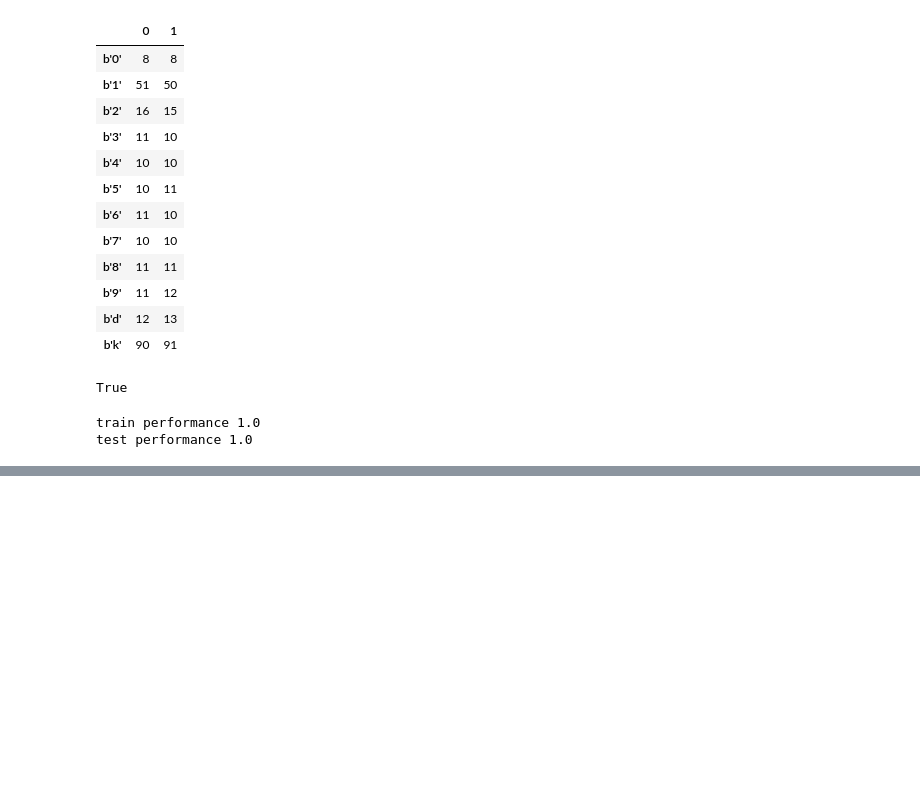
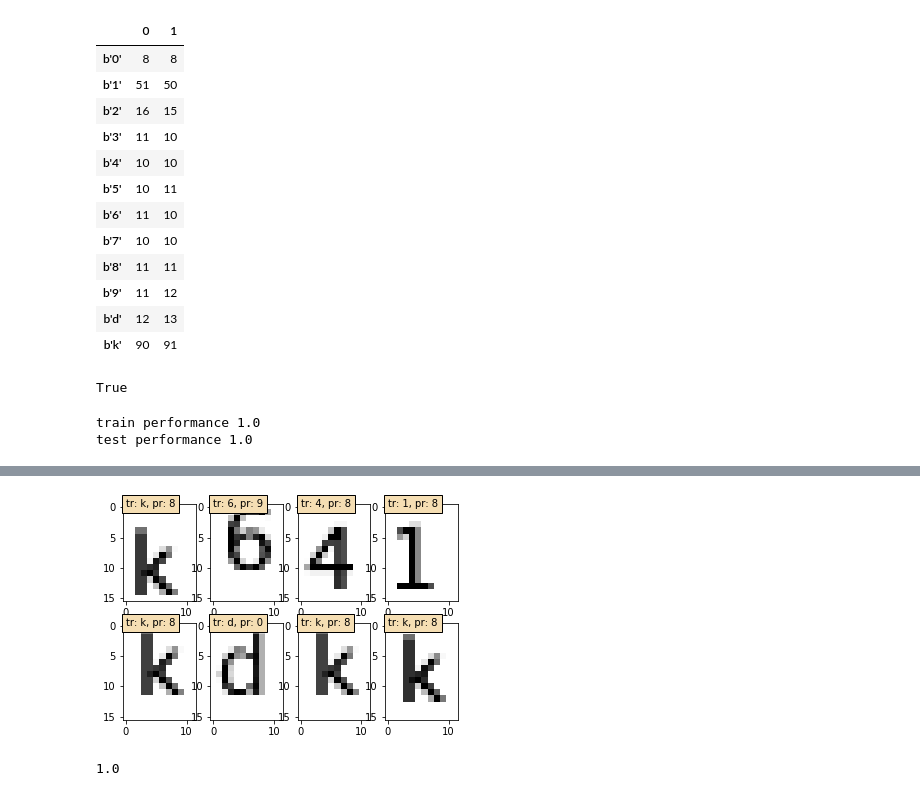
Before and after one commit to kota7/kgschart, a Jupyter notebook: models/1d-model_label_data.ipynb, the cells around one changed output, grey strips where cells are left out. Drawn from its saved outputs; the diff is of its cells as text; code cells hidden in the pictures; blank space fills up the shorter version.

```diff
--- a/models/1d-model_label_data.ipynb
+++ b/models/1d-model_label_data.ipynb
@@ -190,0 +198,10 @@ random_plot(X_test_gen[wrong], Y_test_gen[wrong], pred[wrong])
+# %%
+# Try more complex model with polynomial terms
+pipe2 = Pipeline([
+    ('flatten data to "obs*feature" shape', MyTrans()),
+    ('Make polynomial features', PolynomialFeatures(degree=2, interaction_only=True)),
+    ('fit to gaussian naive bayes', GaussianNB())
+])
+fit = pipe2.fit(X_train_gen, Y_train_gen)
+# %%
+pred = fit.predict(X_test_gen)
@@ -190,0 +245,10 @@ random_plot(X_test_gen[wrong], Y_test_gen[wrong], pred[wrong])
+# %%
+wrong = (Y_test_gen != pred)
+random_plot(X_test_gen[wrong], Y_test_gen[wrong], pred[wrong])
+# %% [output]
+[figure, added]
+# %%
+# performance on the original test data
+fit.score(X_test, Y_test)
+# %% [output]
+1.0
```
Also changed, not shown: parts of 11 cells of this notebook.
